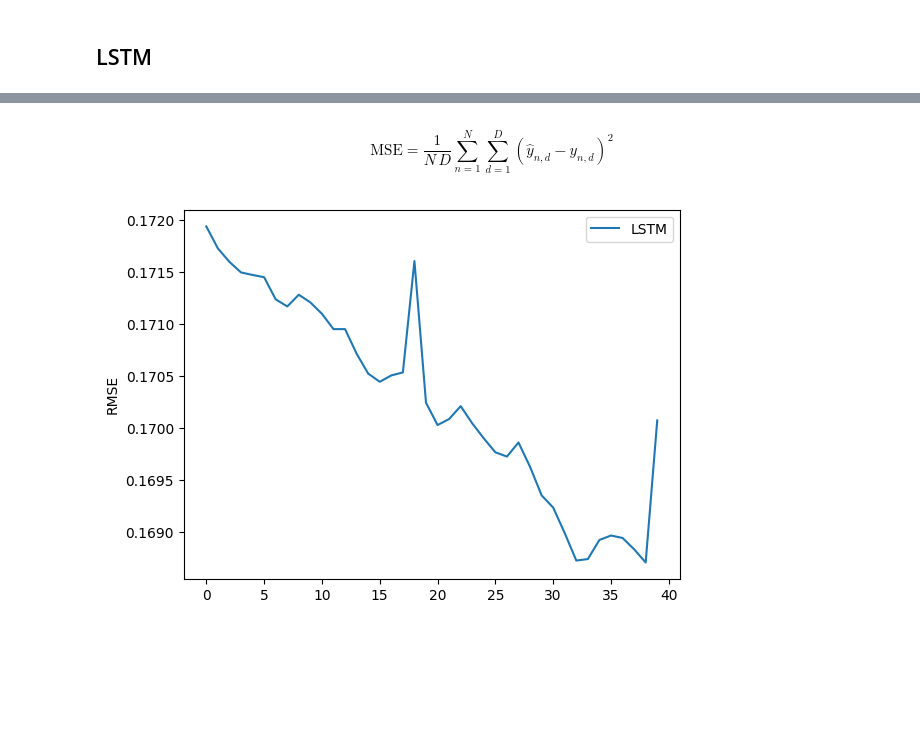
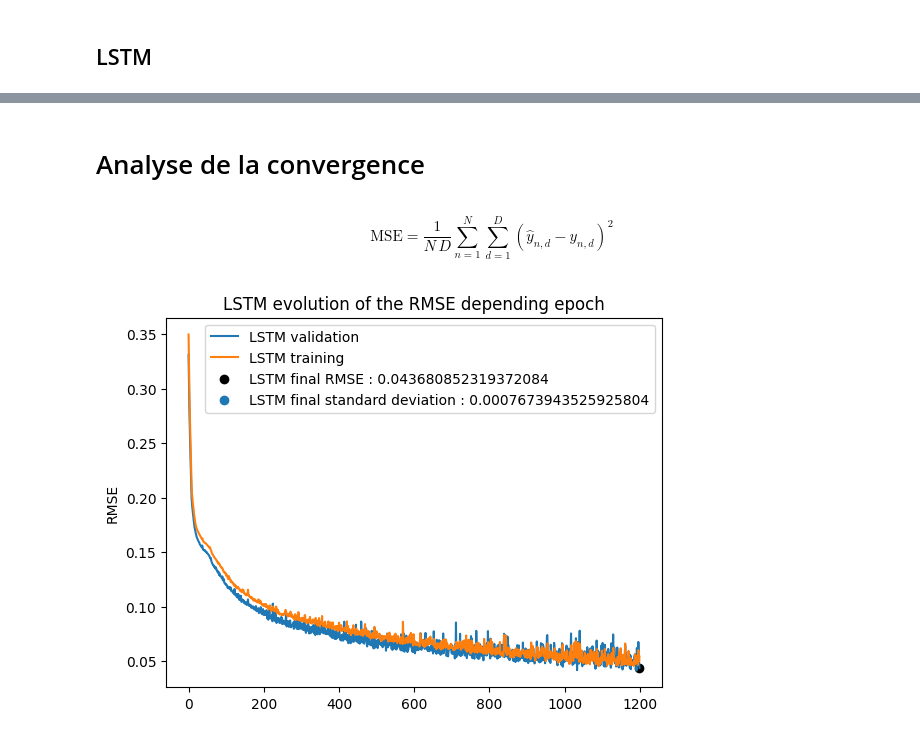
Before and after one commit to zaurdar/Sensorea_AI, a Jupyter notebook: Model_creation.ipynb, the cells around one changed output, grey strips where cells are left out. Cells and saved outputs as stored; diff of their text form; code cells hidden in the pictures; blank space fills up the shorter version.

```diff
--- a/Model_creation.ipynb
+++ b/Model_creation.ipynb
@@ -105,3 +94,24 @@ Cmd[:,1:] = Cmd[:,1:]/100
+# %%
+import requests
+def get_temp(date_datetime,lat =50.8503, lon = 4.3517):
+    date = str(date_datetime)
+    date = date.split(" ")
+    date = date[0]
+    url = (
+        f"https://archive-api.open-meteo.com/v1/archive"
+        f"?latitude={lat}&longitude={lon}"
+        f"&start_date={date}&end_date={date}"
+        f"&hourly=temperature_2m"
+    )
+
+    response = requests.get(url)
+    data = response.json()
+    temps = data['hourly']['temperature_2m']
+    timestamps = data['hourly']['time']
+
+    datatimes = [datetime.strptime(stamps, "%Y-%m-%dT%H:%M") for stamps in timestamps]
+    k,_ = min(enumerate(datatimes), key=lambda x:abs(x[1]-date_datetime))
+    return temps[k]
 # %%
 dataframe = []
 for i in range(len(Cmd)):
@@ -110,6 +120,8 @@ for i in range(len(Cmd)):
     frame.append(cw[i][1])
     frame.append(ce[i][1])
     frame.append(cg[i][2])
+    frame.append(get_temp(Cmd[i,0]))
+    frame.append(0.0)#on mettra l'occupation plus tard
     dataframe.append(frame)
 dataframe = np.array(dataframe)
 print(dataframe.shape)
@@ -196,11 +221,11 @@ class LSTM(nn.Module):
         x = x[:,-1,:]
         x = self.head(x)
         return x
-model = LSTM(16,9)
+model = LSTM(18,9)
 optimizer  = optim.Adam(model.parameters(), lr=0.5e-4)
 criterion = nn.MSELoss()
 # %%
-compiler_LSTM = pytorch_compiler(model,optimizer, criterion,40,32)
+compiler_LSTM = pytorch_compiler(model,optimizer, criterion,1200,32)
 # %%
 model,train_losses,val_losses = compiler_LSTM.fit(X,y)
 # %% [output]
@@ -209,3 +241,5 @@ model,train_losses,val_losses = compiler_LSTM.fit(X,y)
+# %% [markdown]
+# Analyse de la convergence
 # %% [markdown]
 $$
 \mathrm{MSE}
@@ -216,10 +250,17 @@ $$
 $$
 # %%
 x = [i for i in range(len(train_losses))]
-LSTM_RMSE = np.sqrt(val_losses)
-plt.plot(x,LSTM_RMSE,label="LSTM")
+LSTM_RMSE_val = np.sqrt(val_losses)
+LSTM_Std_val = LSTM_RMSE_val/np.sqrt(2*180*9)
+LSTM_RMSE_train = np.sqrt(train_losses)
+plt.plot(x,LSTM_RMSE_val,label="LSTM validation")
+plt.plot(x,LSTM_RMSE_train,label="LSTM training")
+plt.scatter(len(val_losses)-1,LSTM_RMSE_val[-1],label=f"LSTM final RMSE : {LSTM_RMSE_val[-1]}",color="black")
+plt.scatter([],[],label=f"LSTM final standard deviation : {LSTM_Std_val[-1]}")
 plt.ylabel("RMSE")
+plt.title("LSTM evolution of the RMSE depending epoch")
 plt.legend()
+plt.savefig("LSTM_RMSE_val_5min_sim0.0002_input18_wo_occ.png")
 plt.show()
 # %% [output]
-[figure, old version]
+[figure, new version]
```
Also changed, not shown: parts of 21 cells of this notebook, 5 other files.
